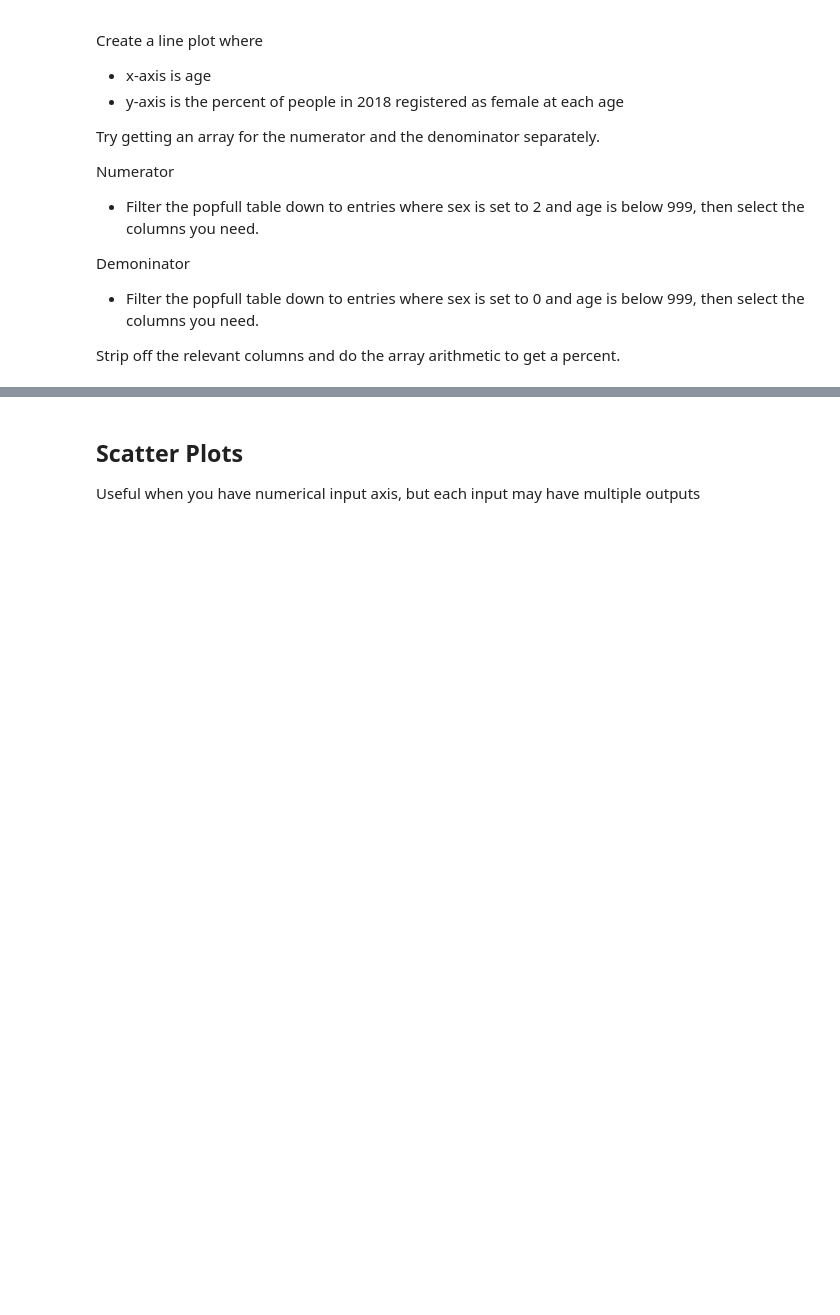
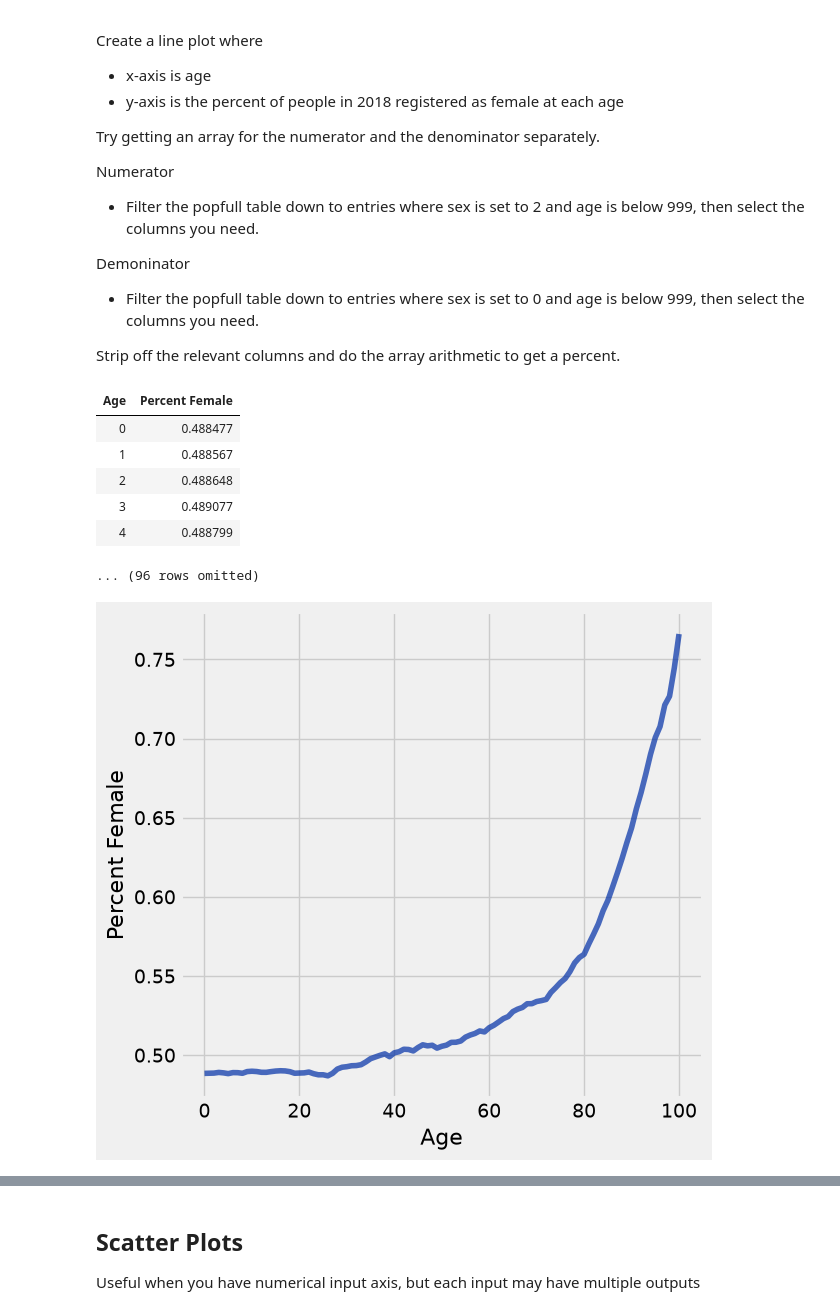
Before and after one commit to Tater-23/Data1, a Jupyter notebook: Demo 05 - Line and Scatter Plots/visualizations.ipynb, the cells around one changed output, grey strips where cells are left out. Saved outputs shown, nothing was run; the diff lists cells and outputs as text; code cells hidden in the pictures; blank space fills up the shorter version.

```diff
--- a/Demo 05 - Line and Scatter Plots/visualizations.ipynb
+++ b/Demo 05 - Line and Scatter Plots/visualizations.ipynb
@@ -108,6 +108,30 @@ Demoninator
 * Filter the popfull table down to entries where sex is set to 0 and age is below 999, then select the columns you need.
 
 Strip off the relevant columns and do the array arithmetic to get a percent.
+# %%
+female_pop = popfull.where('SEX', 2).where('AGE', are.below(999)).select("AGE", "POPESTIMATE2019")
+total_pop = popfull.where('SEX', 0).where('AGE', are.below(999)).select("AGE", "POPESTIMATE2019")
+
+female_pop_array = female_pop.column('POPESTIMATE2019')
+total_pop_array = total_pop.column('POPESTIMATE2019')
+
+percent_array = female_pop_array / total_pop_array
+
+age_array = female_pop.column('AGE')
+
+percent_table = Table().with_columns('Age', age_array,'Percent Female', percent_array)
+percent_table.show(5)
+
+percent_table.plot('Age', 'Percent Female')
+# %% [output]
+| Age | Percent Female |
+| 0 | 0.488477 |
+| 1 | 0.488567 |
+| 2 | 0.488648 |
+| 3 | 0.489077 |
+| 4 | 0.488799 |
+... (96 rows omitted)
+[figure, added]
 # %%
 # ^^ Look at the y-axis! Trend is not as dramatic as you might think
 
```
Also changed, not shown: parts of 2 cells of this notebook.
